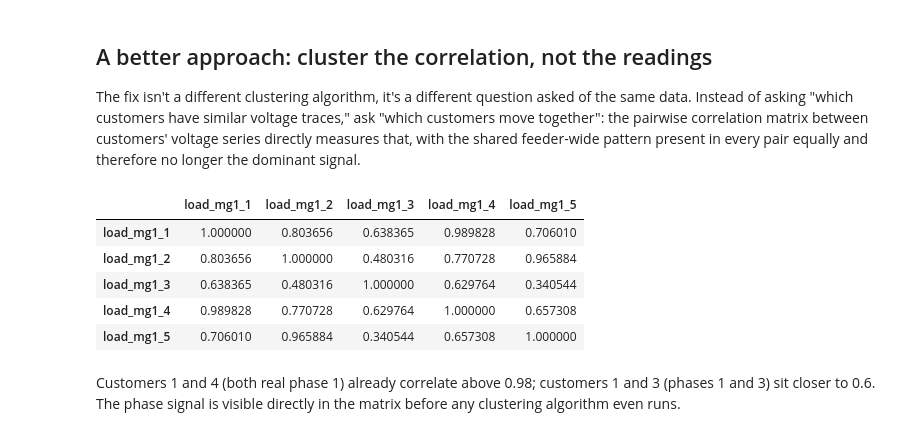
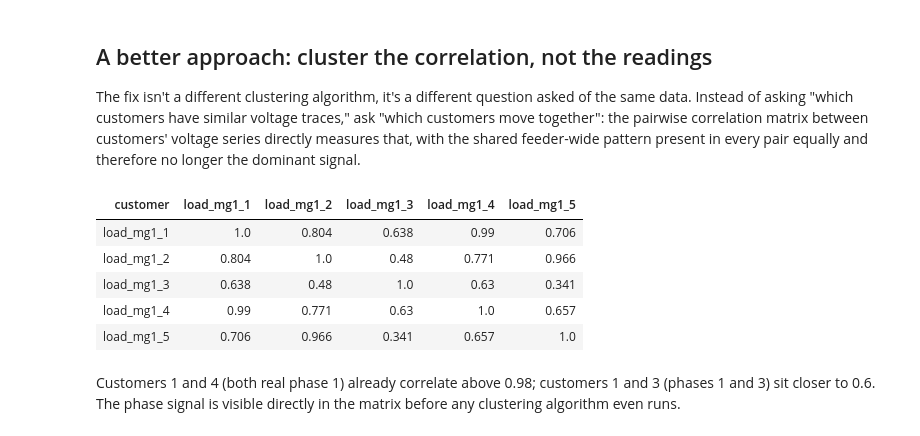
Before and after one commit to sambaiga/ml-energy-disaggregation, a Jupyter notebook: book/04-grid-edge/03-phase-identification-code.ipynb, the cells around one changed output. Cells and saved outputs as stored; diff of their text form; code cells hidden in the pictures.

```diff
--- a/book/04-grid-edge/03-phase-identification-code.ipynb
+++ b/book/04-grid-edge/03-phase-identification-code.ipynb
@@ -214,15 +214,17 @@ correlation matrix between customers' voltage series directly measures
 that, with the shared feeder-wide pattern present in every pair equally
 and therefore no longer the dominant signal.
 # %%
+from ark.plot.gt_style import themed_gt
+
 correlation_matrix = voltage_df.corr()
-correlation_matrix.iloc[:5, :5]
+themed_gt(correlation_matrix.iloc[:5, :5].round(3).reset_index(names="customer"))
 # %% [output]
-|  | load_mg1_1 | load_mg1_2 | load_mg1_3 | load_mg1_4 | load_mg1_5 |
-| load_mg1_1 | 1.000000 | 0.803656 | 0.638365 | 0.989828 | 0.706010 |
-| load_mg1_2 | 0.803656 | 1.000000 | 0.480316 | 0.770728 | 0.965884 |
-| load_mg1_3 | 0.638365 | 0.480316 | 1.000000 | 0.629764 | 0.340544 |
-| load_mg1_4 | 0.989828 | 0.770728 | 0.629764 | 1.000000 | 0.657308 |
-| load_mg1_5 | 0.706010 | 0.965884 | 0.340544 | 0.657308 | 1.000000 |
+| customer | load_mg1_1 | load_mg1_2 | load_mg1_3 | load_mg1_4 | load_mg1_5 |
+| load_mg1_1 | 1.0 | 0.804 | 0.638 | 0.99 | 0.706 |
+| load_mg1_2 | 0.804 | 1.0 | 0.48 | 0.771 | 0.966 |
+| load_mg1_3 | 0.638 | 0.48 | 1.0 | 0.63 | 0.341 |
+| load_mg1_4 | 0.99 | 0.771 | 0.63 | 1.0 | 0.657 |
+| load_mg1_5 | 0.706 | 0.966 | 0.341 | 0.657 | 1.0 |
 # %% [markdown]
 Customers 1 and 4 (both real phase 1) already correlate above 0.98;
 customers 1 and 3 (phases 1 and 3) sit closer to 0.6. The phase signal is
```
Also changed, not shown: parts of 4 cells of this notebook, 3 other files.
